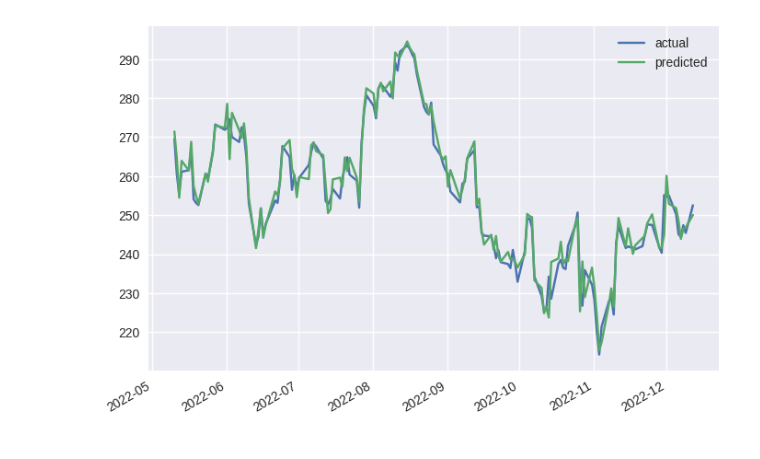
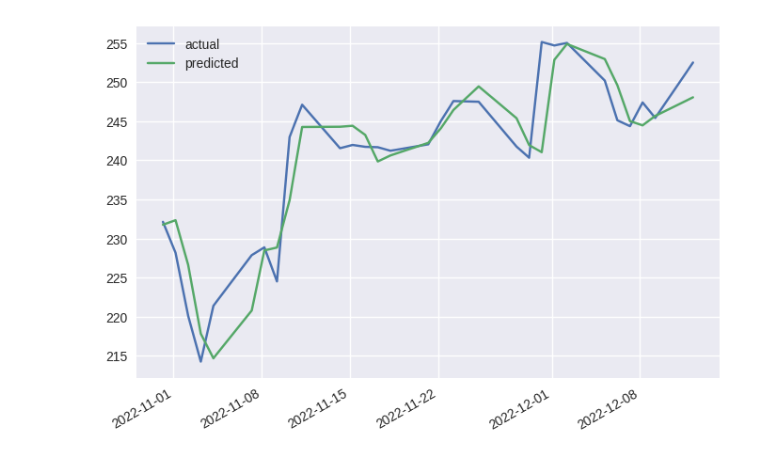
Before and after one commit to SilvioBaratto/stockpy, a Jupyter notebook: stockpy/neural_network/test.ipynb, the cells around one changed output. Saved outputs shown, nothing was run; the diff lists cells and outputs as text; code cells hidden in the pictures.

```diff
--- a/stockpy/neural_network/test.ipynb
+++ b/stockpy/neural_network/test.ipynb
@@ -139,7 +127,7 @@ tensor([[[ 9.0789e-02,  1.9643e-03,  1.7684e-02,  3.2727e+00],
 # %%
 torch.manual_seed(101)
 
-batch_size = 4
+batch_size = 24
 sequence_length = 30
 
 train_dataset = SequenceDataset(
@@ -237,9 +188,9 @@ def train_model(data_loader, model, loss_function, optimizer):
     num_batches = len(data_loader)
     total_loss = 0
 
-    for X, y in enumerate(train_loader):
-        output = model(y[0])
-        loss = loss_function(output, y[1])
+    for X, y in data_loader:
+        output = model(X)
+        loss = loss_function(output, y)
 
         optimizer.zero_grad()
         loss.backward()
@@ -248,7 +199,7 @@ def train_model(data_loader, model, loss_function, optimizer):
         total_loss += loss.item()
 
     avg_loss = total_loss / num_batches
-    print(f"Train loss: {avg_loss}")
+    print("Train loss: {:.6f}".format(avg_loss))
 
 '''
 def test_model(data_loader, model, loss_function):
@@ -293,27 +238,26 @@ def predict(data_loader, model):
     return output
 
 
-y_pred = predict(test_loader, model)
-y_pred = y_pred * target_stdev + target_mean
+y_pred = predict(test_loader, model) * dict['std'] + dict['mean']
 # %%
-y_test = (df_test['Close'] * target_stdev + target_mean).values
+y_test = (df_test['Close']).values * dict['std'] + dict['mean']
 # %%
 test_data = df_test[0: len(df_test)]
 days = np.array(test_data.index, dtype="datetime64[ms]")
 actual_close_prices = test_data['Close']
 
 fig = plt.figure()
 
 axes = fig.add_subplot(111)
-axes.plot(days, y_test, label="actual")
-axes.plot(days, y_pred, label="predicted")
+axes.plot(days[-30:], y_test[-30:], label="actual")
+axes.plot(days[-30:], y_pred[-30:], label="predicted")
 
 fig.autofmt_xdate()
 
 plt.legend()
 plt.show()
 # %% [output]
-[figure, old version]
+[figure, new version]
 # %%
 testScore = math.sqrt(mean_squared_error(y_test, y_pred))
 print('Test Score: %.2f RMSE' % (testScore))
```
Also changed, not shown: parts of 23 cells of this notebook, 18 other files.
